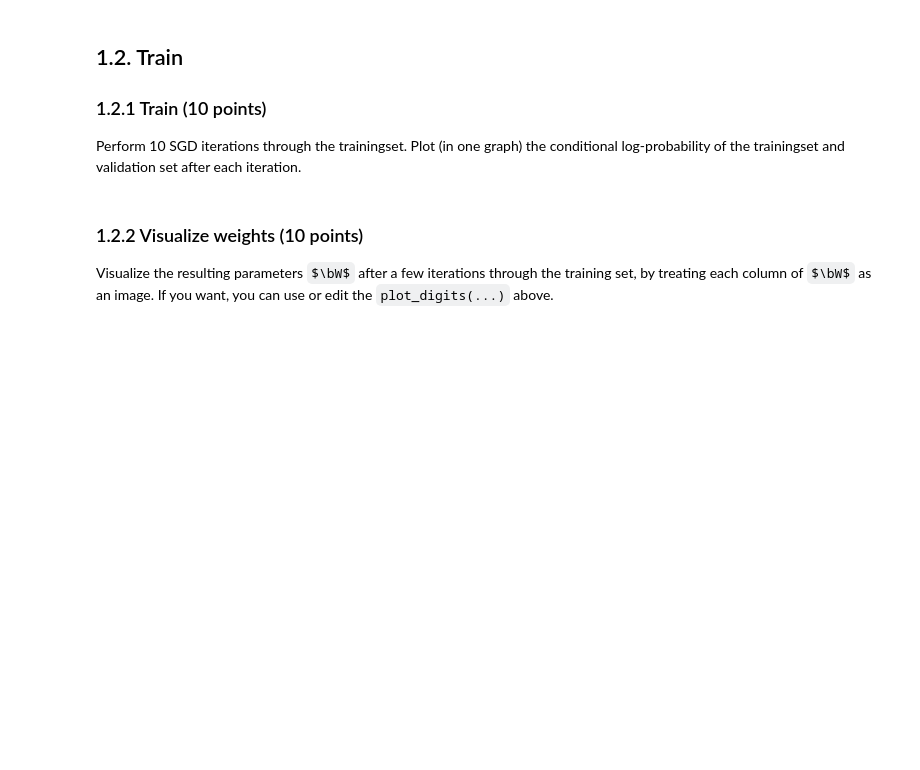
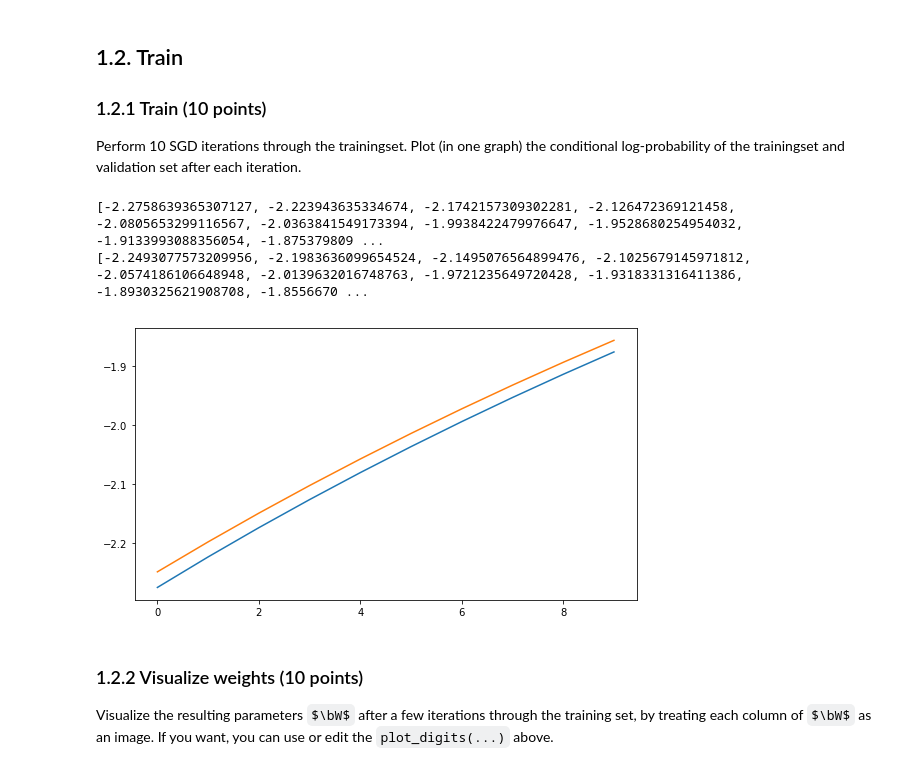
Before and after one commit to ArendvD/ML1, a Jupyter notebook: Lab2/lab2.ipynb, the cells around one changed output. Cells and saved outputs as stored; diff of their text form; code cells hidden in the pictures; some formulas as TeX source; blank space fills up the shorter version.

Commit message:
matrices anders opgeschreven, loopt nu over hele training set, memoryprobleem opgelost, error/visualization gaat daardoor ook correct

```diff
--- a/Lab2/lab2.ipynb
+++ b/Lab2/lab2.ipynb
@@ -310,17 +316,23 @@ Write a function `sgd_iter(x_train, t_train, w, b)` that performs one iteration
 # %%
 def sgd_iter(x_train, t_train, W, b):
 
+    indices = np.arange(x_train.shape[0])
+    np.random.shuffle(indices)
+    x_train = x_train[indices]
+    t_train = t_train[indices]
+
     eta = 1e-6
-    grad_w_list = []
-    grad_b_list = []
+    logp_list = []
 
     for i in range(x_train.shape[0]):
-        logp_train, grad_w, grad_b = logreg_gradient(x_train[i], t_train[i], W, b.T)
-        grad_w_list.append(grad_w)
-        grad_b_list.append(grad_b)
+        logp_train, grad_w, grad_b = logreg_gradient(x_train[i][np.newaxis], t_train[i], W, b)
+        W += eta * grad_w
+        b += eta * grad_b
 
-    W = W + eta * np.average(grad_w_list, axis=0)
-    b = b + eta * np.average(grad_b_list, axis=0)
+        logp_list.append(logp_train)
+
+
+    logp_train = np.mean(logp_list)
 
     return logp_train, W, b
 # %%
@@ -337,35 +349,37 @@ logp_train, W, b = sgd_iter(x_train[:5], t_train[:5], w, b)
 Perform 10 SGD iterations through the trainingset. Plot (in one graph) the conditional log-probability of the trainingset and validation set after each iteration.
 # %%
 def test_sgd(x_train, t_train, w, b):
-    indices = np.arange(x_train.shape[0])
-    np.random.shuffle(indices)
-    x_train = x_train[indices]
-    t_train = t_train[indices]
 
     logp_train_list = []
     logp_valid_list = []
-    for i in range(10):
-        logp_train, w, b = sgd_iter(x_train[i*10:i*10+10], t_train[i*10:i*10+10], w, b)
+    iterations = 10
+
+    for i in range(iterations):
+        logp_train, w, b = sgd_iter(x_train, t_train, w, b)
         logp_train_list.append(logp_train)
         logp_valid_sum = 0
         for i in range(x_valid.shape[0]):
-            logp_valid, _, _ = logreg_gradient(x_valid[i], t_valid[i], w, b)
+            logp_valid, _, _ = logreg_gradient(x_valid[i][np.newaxis], t_valid[i][np.newaxis], w, b)
             logp_valid_sum += logp_valid
-        logp_valid_sum /= x_valid.shape[0]
-        logp_valid_list.append(logp_valid_sum)
-
+        logp_valid_list.append(logp_valid_sum / x_valid.shape[0])
 
     i = arange(10)
-    plt.plot(i, logp_train_list)
-    plt.plot(i, logp_valid_list)
+    print (logp_train_list)
+    print(logp_valid_list)
+    plt.figure()
+    plt.plot(i, logp_train_list, label="Error on the training set")
+    plt.plot(i, logp_valid_list, label="Error on the validation set")
+    plt.show()
 
     return w, b
 np.random.seed(1243)
 w = np.zeros((28*28, 10))
 b = np.zeros(10)
 w,b = test_sgd(x_train, t_train, w, b)
-print("w", w)
-print("b", b)
+# %% [output]
+[-2.2758639365307127, -2.223943635334674, -2.1742157309302281, -2.126472369121458, -2.0805653299116567, -2.0363841549173394, -1.9938422479976647, -1.9528680254954032, -1.9133993088356054, -1.875379809 ...
+[-2.2493077573209956, -2.1983636099654524, -2.1495076564899476, -2.1025679145971812, -2.0574186106648948, -2.0139632016748763, -1.9721235649720428, -1.9318331316411386, -1.8930325621908708, -1.8556670 ...
+[figure, added]
 # %% [markdown]
 ### 1.2.2 Visualize weights (10 points)
 Visualize the resulting parameters $\bW$ after a few iterations through the training set, by treating each column of $\bW$ as an image. If you want, you can use or edit the `plot_digits(...)` above.
```
Also changed, not shown: parts of 8 cells of this notebook.
